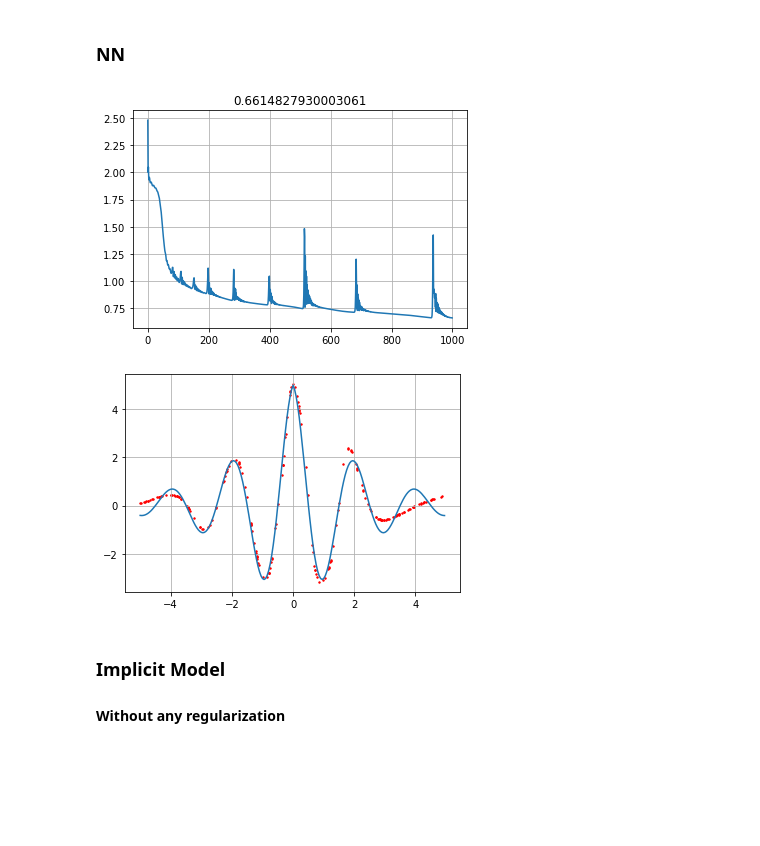
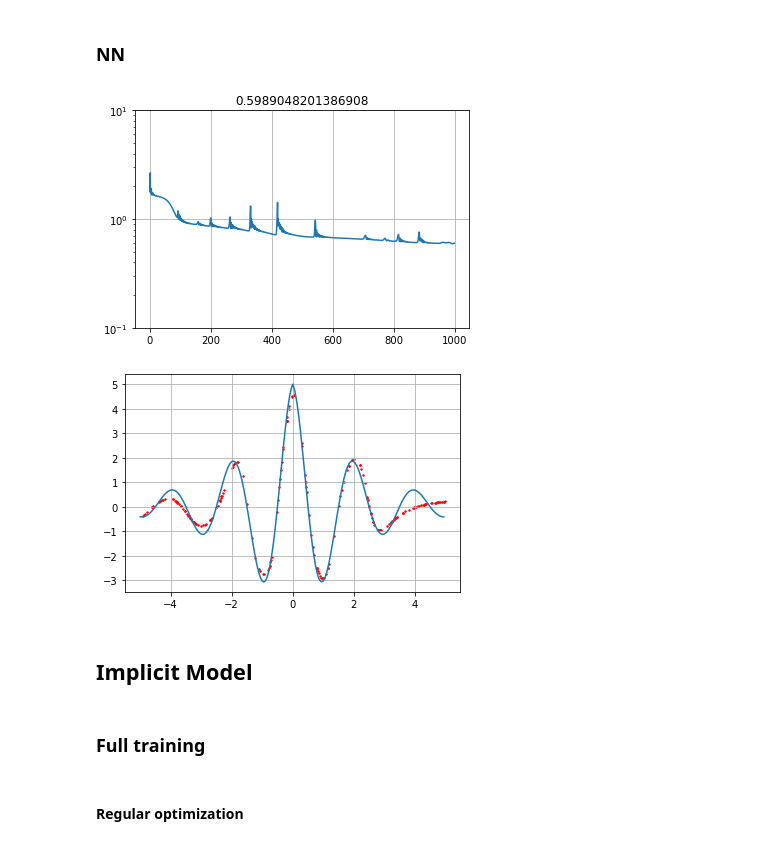
Before and after one commit to brunompacheco/pideq, a Jupyter notebook: notebooks/4.1-bmp-ghaoui-experiments.ipynb, the cells around one changed output. Drawn from its saved outputs; the diff is of its cells as text; code cells hidden in the pictures; blank space fills up the shorter version.

```diff
--- a/notebooks/4.1-bmp-ghaoui-experiments.ipynb
+++ b/notebooks/4.1-bmp-ghaoui-experiments.ipynb
@@ -12,3 +12,6 @@ import matplotlib.pyplot as plt
 from pideq.deq.model import DEQ
 
 from sklearn.linear_model import LinearRegression
+# %%
+device = torch.device("cuda:0" if torch.cuda.is_available() else "cpu")
+device
@@ -31,3 +36,17 @@ plt.show()
+# %%
+def plot_results(losses, U, Y_hat):
+    plt.plot(np.sqrt(losses))
+    plt.gca().set_title(np.sqrt(losses[-1]))
+    plt.yscale('log')
+    plt.ylim(1e-1, 1e1)
+    plt.grid()
+    plt.show()
+
+    y_hat = Y_hat.detach().cpu().numpy()
+    plt.plot(u, f_true(u))
+    plt.scatter(U.detach().cpu().numpy(), Y_hat.detach().cpu().numpy(), s=2, c='red')
+    plt.grid()
+    plt.show()
 # %% [markdown]
 ### NN
 # %%
@@ -35,48 +54,44 @@ net = nn.Sequential(
     nn.Linear(1,25),
     nn.Tanh(),
     nn.Linear(25,25),
     nn.Tanh(),
     nn.Linear(25,25),
     nn.Tanh(),
     nn.Linear(25,1),
-)
+).to(device)
 
 U = 10 * torch.rand(200, 1) - 5
 U = U.float()
 Y = torch.from_numpy(f(U.numpy())).float()
+
+U = U.to(device)
+Y = Y.to(device)
 
 criteria = nn.MSELoss()
 optim = torch.optim.Adam(net.parameters(), 1e-2)
 
 losses = list()
 
 U.requires_grad_()
 for _ in range(1000):
     optim.zero_grad()
 
     Y_hat = 6 * net(U)
 
     loss = criteria(Y, Y_hat)
     losses.append(loss.item())
 
     loss.backward()
     optim.step()
 
-plt.plot(np.sqrt(losses))
-plt.gca().set_title(np.sqrt(losses[-1]))
-plt.grid()
-plt.show()
-
-y_hat = Y_hat.detach().numpy()
-plt.plot(u, f_true(u))
-plt.scatter(U.detach().numpy(), Y_hat.detach().numpy(), s=2, c='red')
-plt.grid()
-plt.show()
+plot_results(losses, U, Y_hat)
 # %% [output]
-[figure, old version]
+[figure, new version]
-[figure, old version]
+[figure, new version]
 # %% [markdown]
-### Implicit Model
-
-#### Without any regularization
+## Implicit Model
+# %% [markdown]
+### Full training
+# %% [markdown]
+#### Regular optimization
 # %%
```
Also changed, not shown: parts of 15 cells of this notebook.
